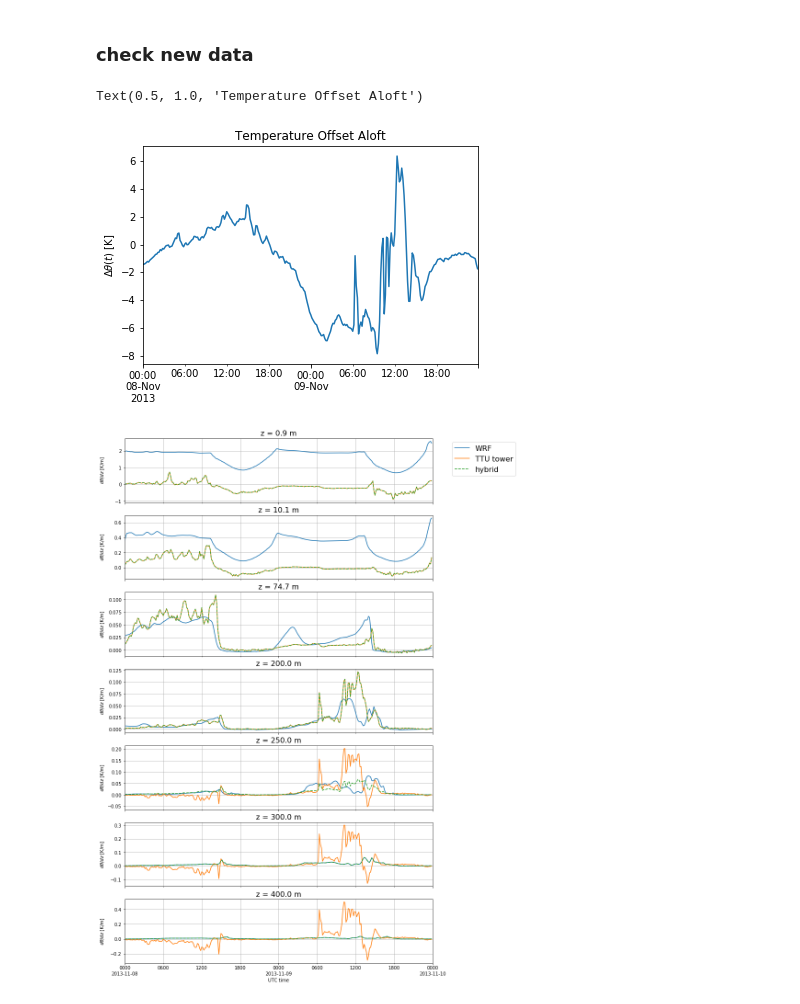
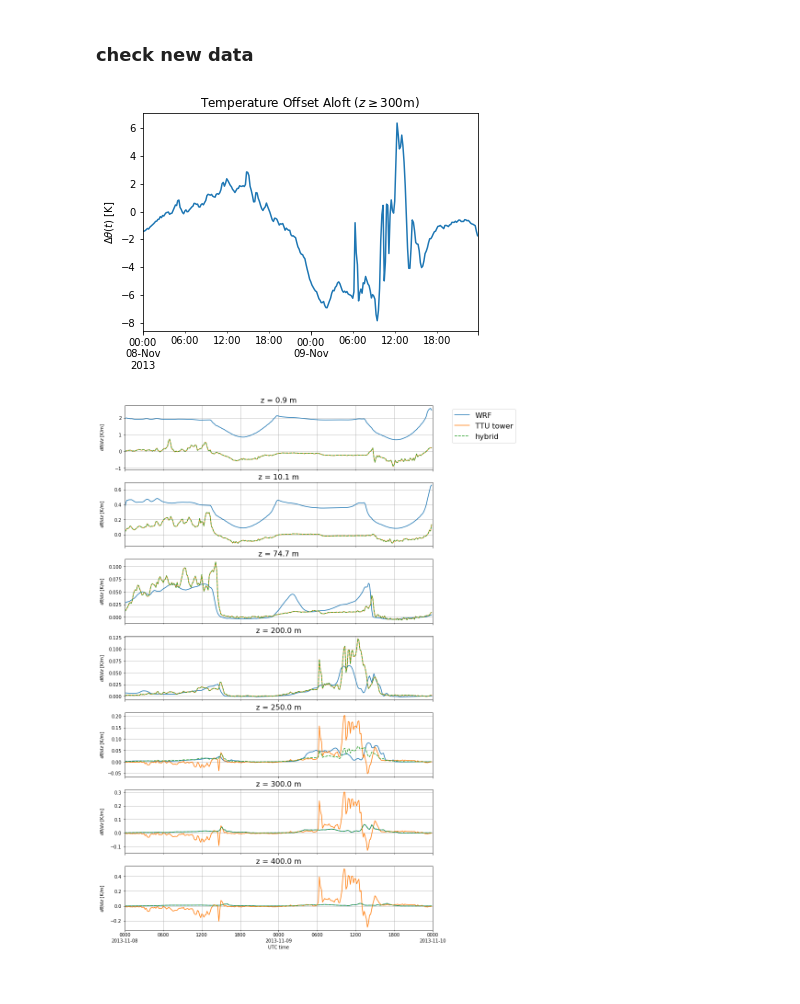
Before and after one commit to ewquon/assessment, a Jupyter notebook: studies/coupling_comparison/preprocessing/internal/generate_hybrid_WRF_TTUtower_history.ipynb, the cells around one changed output. Saved outputs shown, nothing was run; the diff lists cells and outputs as text; code cells hidden in the pictures.

Commit message:
Save figures of interest

```diff
--- a/studies/coupling_comparison/preprocessing/internal/generate_hybrid_WRF_TTUtower_history.ipynb
+++ b/studies/coupling_comparison/preprocessing/internal/generate_hybrid_WRF_TTUtower_history.ipynb
@@ -351,14 +352,16 @@ hybrid.loc[(slice(None), slice(transition_top,None))] = \
 hybrid_grad = calc_vertical_gradient(hybrid)
 # %% [markdown]
 ### check new data
-# %%
-Toffset.plot()
-plt.xlabel('')
-plt.ylabel(r'$\Delta\theta(t)$ [K]')
-plt.title('Temperature Offset Aloft')
-# %% [output]
-Text(0.5, 1.0, 'Temperature Offset Aloft')
-[figure, removed]
+# %%
+fig,ax = plt.subplots()
+Toffset.plot(ax=ax)
+ax.set_xlabel('')
+ax.set_ylabel(r'$\Delta\theta(t)$ [K]')
+ax.set_title(r'Temperature Offset Aloft ($z \geq {:g}$m)'.format(transition_top))
+fig.savefig('figures/Toffset_hybrid{:g}.png'.format(gradient_transition_thickness),
+            bbox_inches='tight')
+# %% [output]
+[figure, added]
 # %%
 fig,ax = plot_timehistory_at_height({'WRF':wrf_grad, 'TTU tower':tower_grad, 'hybrid':hybrid_grad},
                                     fields='theta', fieldlabels={'theta':r'$d\theta/dz$ [K/m]'},
```
Also changed, not shown: parts of 4 cells of this notebook.
